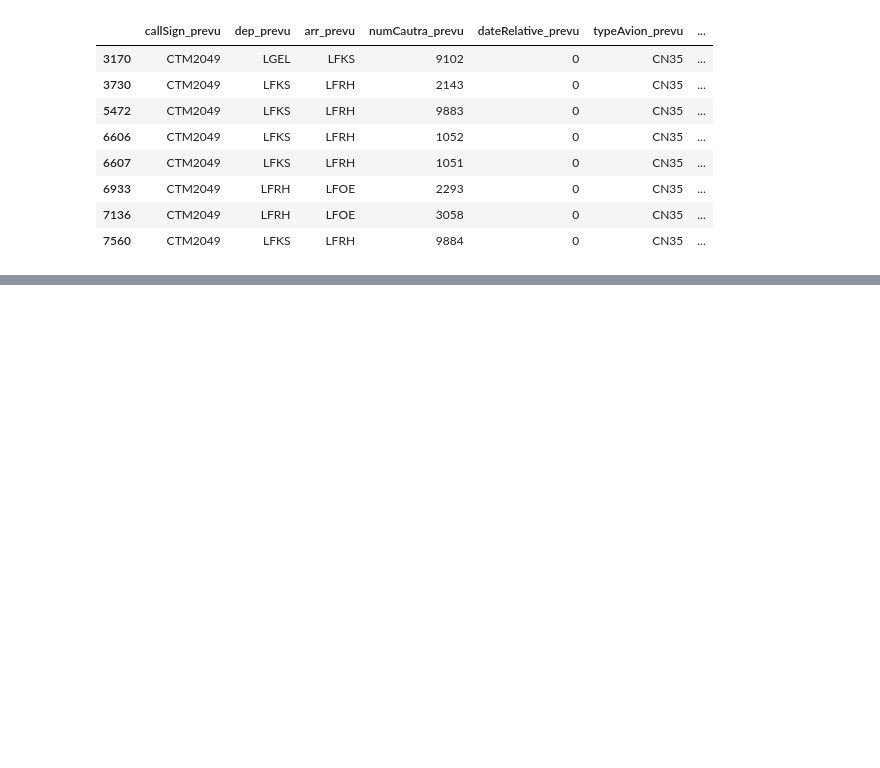
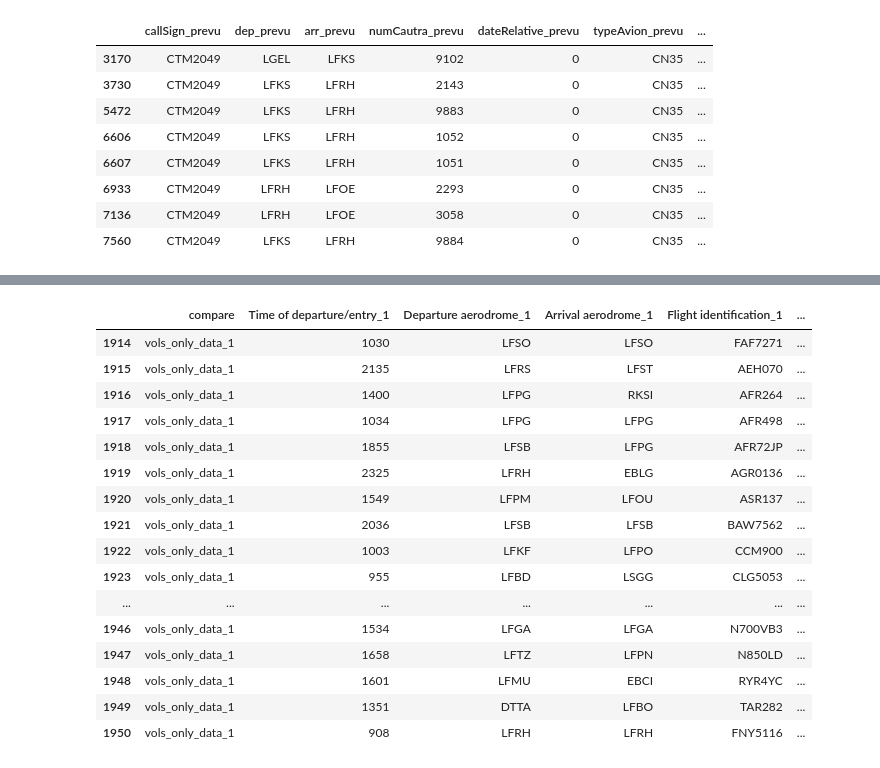
Before and after one commit to ittaldias/redevance, a Jupyter notebook: notebook/test_comparaison2.ipynb, the cells around one changed output, grey strips where cells are left out. Drawn from its saved outputs; the diff is of its cells as text; code cells hidden in the pictures; blank space fills up the shorter version.

```diff
--- a/notebook/test_comparaison2.ipynb
+++ b/notebook/test_comparaison2.ipynb
@@ -1613,0 +1668,22 @@ data_en_plus
+# %%
+colonnes_a_afficher = ['compare', 'Time of departure/entry_1', 'Departure aerodrome_1', 'Arrival aerodrome_1', 'Flight identification_1', 'Type of aircraft_1', 'Raison']
+
+data_en_plus[colonnes_a_afficher]
+# %% [output]
+|  | compare | Time of departure/entry_1 | Departure aerodrome_1 | Arrival aerodrome_1 | Flight identification_1 | ... |
+| 1914 | vols_only_data_1 | 1030 | LFSO | LFSO | FAF7271 | ... |
+| 1915 | vols_only_data_1 | 2135 | LFRS | LFST | AEH070 | ... |
+| 1916 | vols_only_data_1 | 1400 | LFPG | RKSI | AFR264 | ... |
+| 1917 | vols_only_data_1 | 1034 | LFPG | LFPG | AFR498 | ... |
+| 1918 | vols_only_data_1 | 1855 | LFSB | LFPG | AFR72JP | ... |
+| 1919 | vols_only_data_1 | 2325 | LFRH | EBLG | AGR0136 | ... |
+| 1920 | vols_only_data_1 | 1549 | LFPM | LFOU | ASR137 | ... |
+| 1921 | vols_only_data_1 | 2036 | LFSB | LFSB | BAW7562 | ... |
+| 1922 | vols_only_data_1 | 1003 | LFKF | LFPO | CCM900 | ... |
+| 1923 | vols_only_data_1 | 955 | LFBD | LSGG | CLG5053 | ... |
+| ... | ... | ... | ... | ... | ... | ... |
+| 1946 | vols_only_data_1 | 1534 | LFGA | LFGA | N700VB3 | ... |
+| 1947 | vols_only_data_1 | 1658 | LFTZ | LFPN | N850LD | ... |
+| 1948 | vols_only_data_1 | 1601 | LFMU | EBCI | RYR4YC | ... |
+| 1949 | vols_only_data_1 | 1351 | DTTA | LFBO | TAR282 | ... |
+| 1950 | vols_only_data_1 | 908 | LFRH | LFRH | FNY5116 | ... |
```
Also changed, not shown: parts of 5 cells of this notebook.
